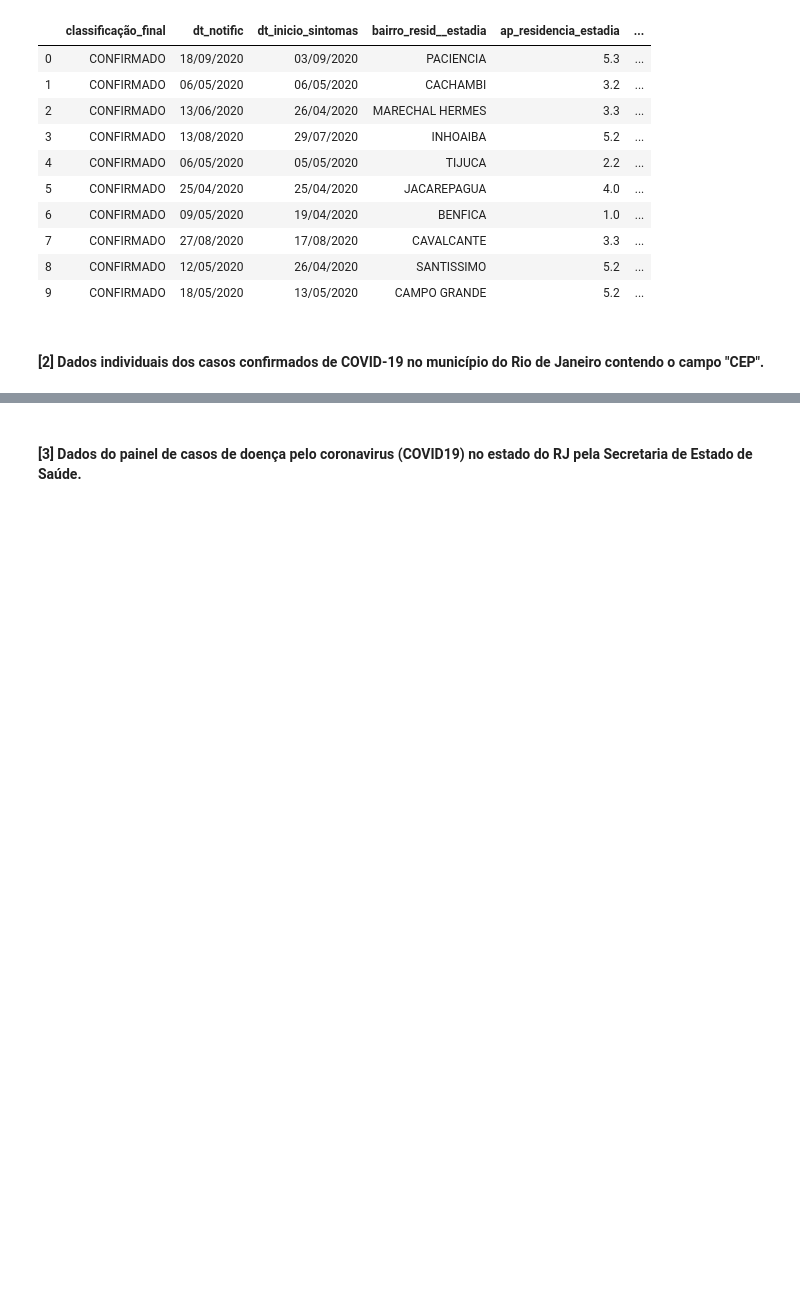
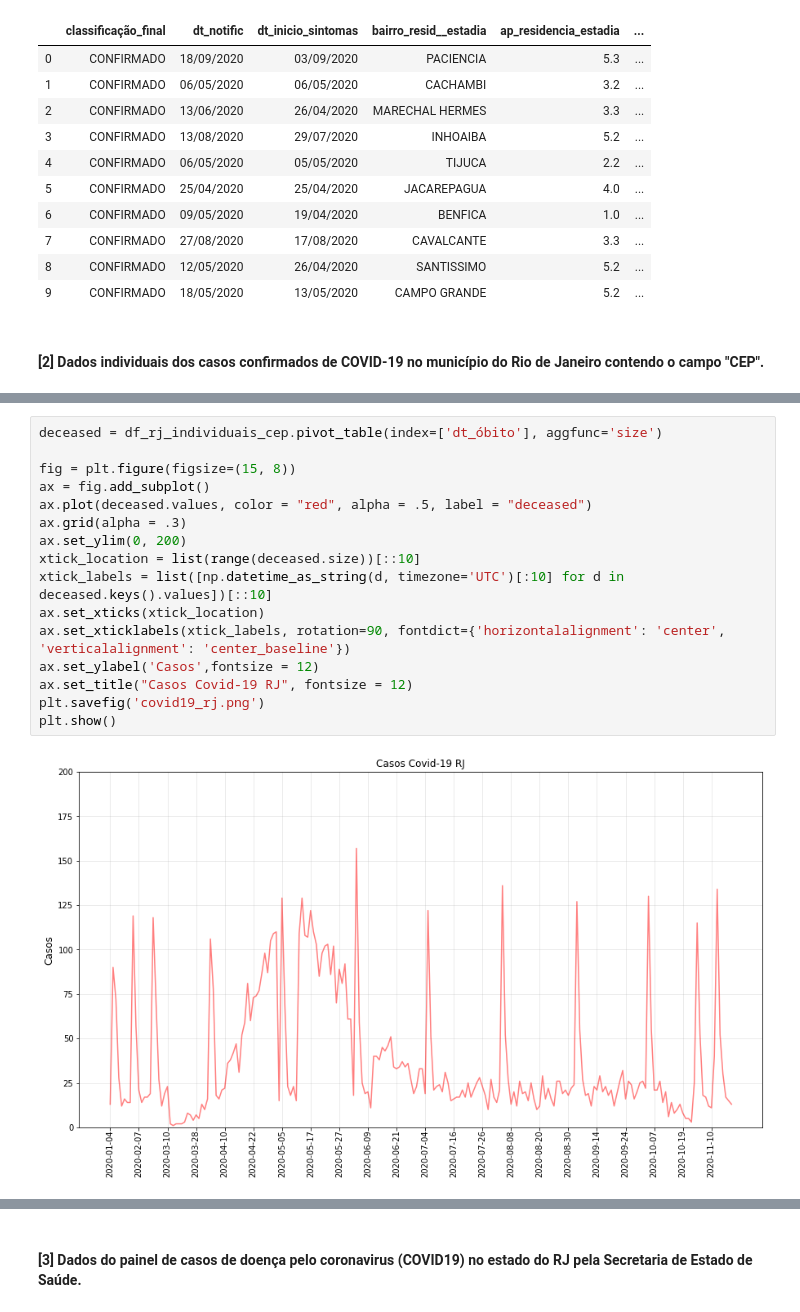
Before and after one commit to fbosousa/covid19, a Jupyter notebook: main.ipynb, the cells around one changed output, grey strips where cells are left out. Saved outputs shown, nothing was run; the diff lists cells and outputs as text; blank space fills up the shorter version.

```diff
--- a/main.ipynb
+++ b/main.ipynb
@@ -50,0 +53,18 @@ Tamanho do dataset:  102494 , quantidade de atributos:  8
+# %%
+deceased = df_rj_individuais_cep.pivot_table(index=['dt_óbito'], aggfunc='size')
+
+fig = plt.figure(figsize=(15, 8))
+ax = fig.add_subplot()
+ax.plot(deceased.values, color = "red", alpha = .5, label = "deceased")
+ax.grid(alpha = .3)
+ax.set_ylim(0, 200)
+xtick_location = list(range(deceased.size))[::10]
+xtick_labels = list([np.datetime_as_string(d, timezone='UTC')[:10] for d in deceased.keys().values])[::10]
+ax.set_xticks(xtick_location)
+ax.set_xticklabels(xtick_labels, rotation=90, fontdict={'horizontalalignment': 'center', 'verticalalignment': 'center_baseline'})
+ax.set_ylabel('Casos',fontsize = 12)
+ax.set_title("Casos Covid-19 RJ", fontsize = 12)
+plt.savefig('covid19_rj.png')
+plt.show()
+# %% [output]
+[figure, added]
```
Also changed, not shown: parts of 4 cells of this notebook, 1 other file.
